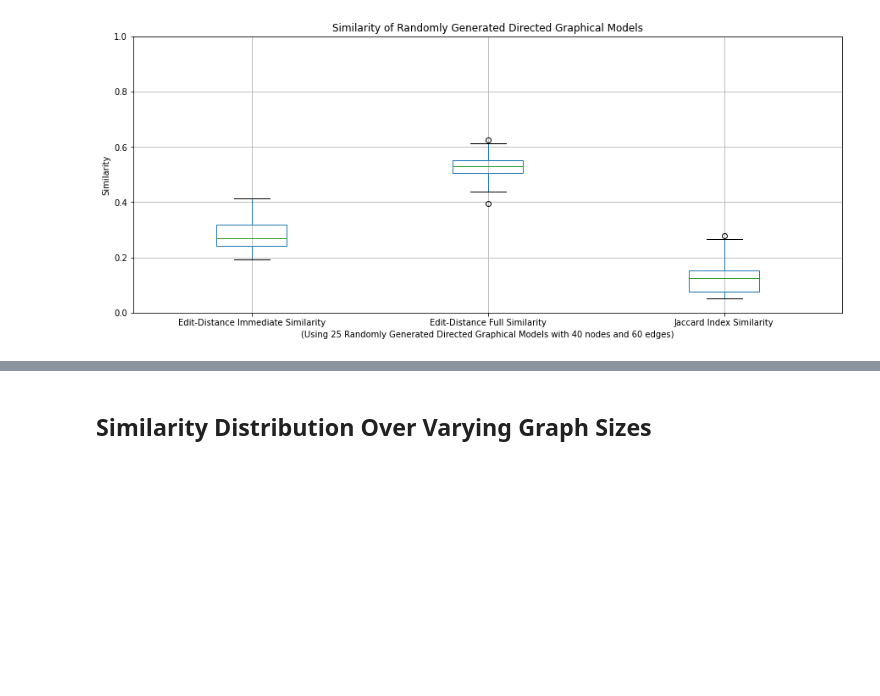
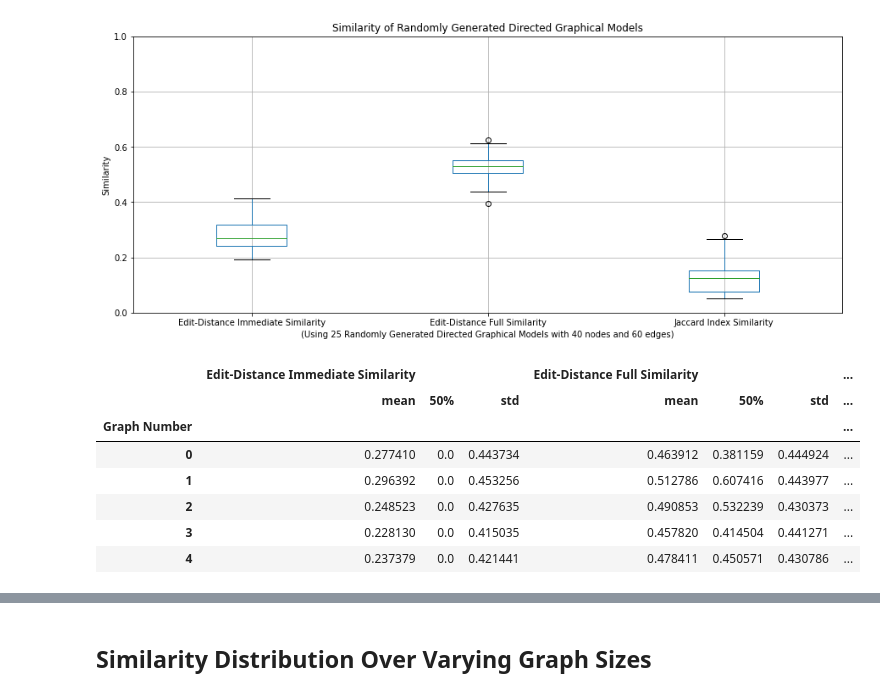
Before and after one commit to nico-espinosadice/abductive-theory, a Jupyter notebook: Python Files/exploratory-data-analysis.ipynb, the cells around one changed output, grey strips where cells are left out. Saved outputs shown, nothing was run; the diff lists cells and outputs as text; code cells hidden in the pictures; blank space fills up the shorter version.

```diff
--- a/Python Files/exploratory-data-analysis.ipynb
+++ b/Python Files/exploratory-data-analysis.ipynb
@@ -109,2 +109,14 @@ plt.savefig('Experiment - Similarity Distribution/sim-dist.png')
 # %% [output]
 [figure]
+# %%
+dist_2 = pd.read_csv("Experiment - Similarity Distribution/Data/sim-dist-50-100-150.csv", header=[0, 1], index_col=[0])
+dist_2.head()
+# %% [output]
+|  | Edit-Distance Immediate Similarity |  |  | Edit-Distance Full Similarity |  |  | ... |
+|  | mean | 50% | std | mean | 50% | std | ... |
+| Graph Number |  |  |  |  |  |  | ... |
+| 0 | 0.277410 | 0.0 | 0.443734 | 0.463912 | 0.381159 | 0.444924 | ... |
+| 1 | 0.296392 | 0.0 | 0.453256 | 0.512786 | 0.607416 | 0.443977 | ... |
+| 2 | 0.248523 | 0.0 | 0.427635 | 0.490853 | 0.532239 | 0.430373 | ... |
+| 3 | 0.228130 | 0.0 | 0.415035 | 0.457820 | 0.414504 | 0.441271 | ... |
+| 4 | 0.237379 | 0.0 | 0.421441 | 0.478411 | 0.450571 | 0.430786 | ... |
```
Also changed, not shown: parts of 13 cells of this notebook, 12 other files.
